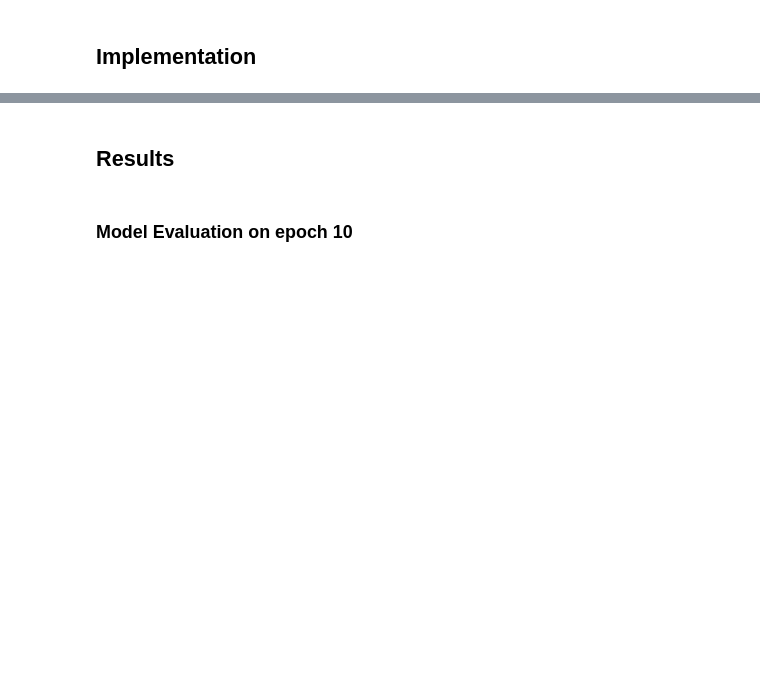
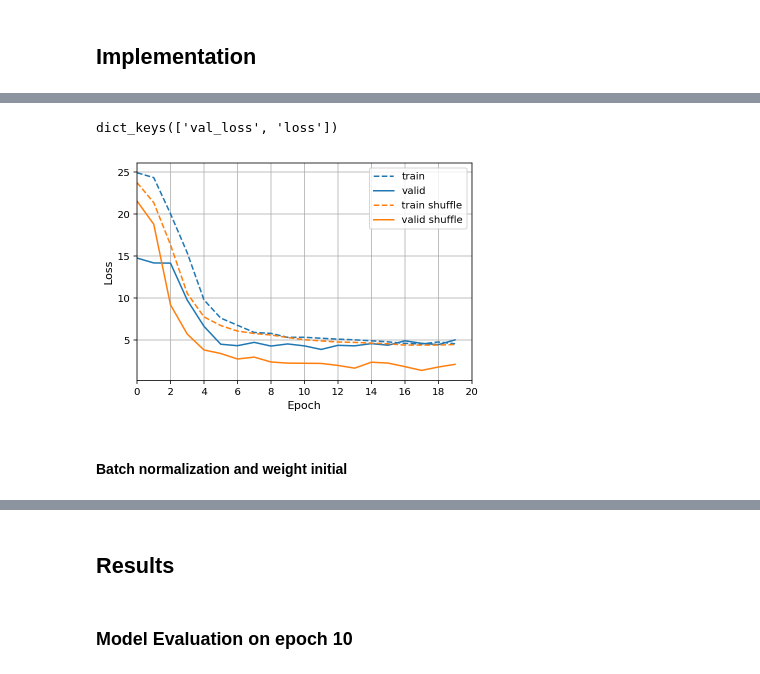
Before and after one commit to gwwang16/MLND-Capstone-Project-DeepTesla, a Jupyter notebook: DeepTesla.ipynb, the cells around one changed output, grey strips where cells are left out. Cells and saved outputs as stored; diff of their text form; code cells hidden in the pictures; blank space fills up the shorter version.

```diff
--- a/DeepTesla.ipynb
+++ b/DeepTesla.ipynb
@@ -1111,0 +697,12 @@ dict_keys(['val_mean_absolute_error', 'mean_absolute_error', 'val_loss', 'loss']
+# %%
+# Train the model with ordered data
+model = build_model_elu(img_height, img_width, img_channels)
+time_start = time.time()
+# Fit the model
+elu_history = model.fit(imgs_data, wheels_data,
+                    epochs=epochs*2,
+                    batch_size=512,
+                    validation_split=0.2)
+
+total_time = time.time() - time_start
+print('Training time: {}'.format(total_time))
@@ -1111,0 +727,12 @@ dict_keys(['val_mean_absolute_error', 'mean_absolute_error', 'val_loss', 'loss']
+# %%
+# Train the model with shuffled data
+model = build_model_elu(img_height, img_width, img_channels)
+time_start = time.time()
+# Fit the model
+elu_shuffle_history = model.fit(X_train, y_train,
+                    validation_data=(X_val, y_val),
+                    epochs=epochs*2,
+                    batch_size=512)
+
+total_time = time.time() - time_start
+print('Training time: {}'.format(total_time))
@@ -1111,0 +757,23 @@ dict_keys(['val_mean_absolute_error', 'mean_absolute_error', 'val_loss', 'loss']
+# %%
+# list all data in history
+print(shuffle_history.history.keys())
+# summarize history for loss
+plt.plot(elu_history.history['loss'], 'C0--')
+plt.plot(elu_history.history['val_loss'], 'C0')
+
+plt.plot(elu_shuffle_history.history['loss'], 'C1--')
+plt.plot(elu_shuffle_history.history['val_loss'], 'C1')
+# plt.title('model loss')
+plt.ylabel('Loss', fontsize=11)
+plt.xlabel('Epoch', fontsize=11)
+plt.legend(['train', 'valid', 'train shuffle', 'valid shuffle'], loc='best')
+plt.xlim((0,20))
+plt.xticks(np.arange(0, 21, 2))
+plt.grid()
+plt.savefig(img_dir + "/elu_loss_compare.png", dpi=300)
+plt.show()
+# %% [output]
+dict_keys(['val_loss', 'loss'])
+[figure, added]
+# %% [markdown]
+#### Batch normalization and weight initial
```
Also changed, not shown: parts of 59 cells of this notebook, 1 other file.
